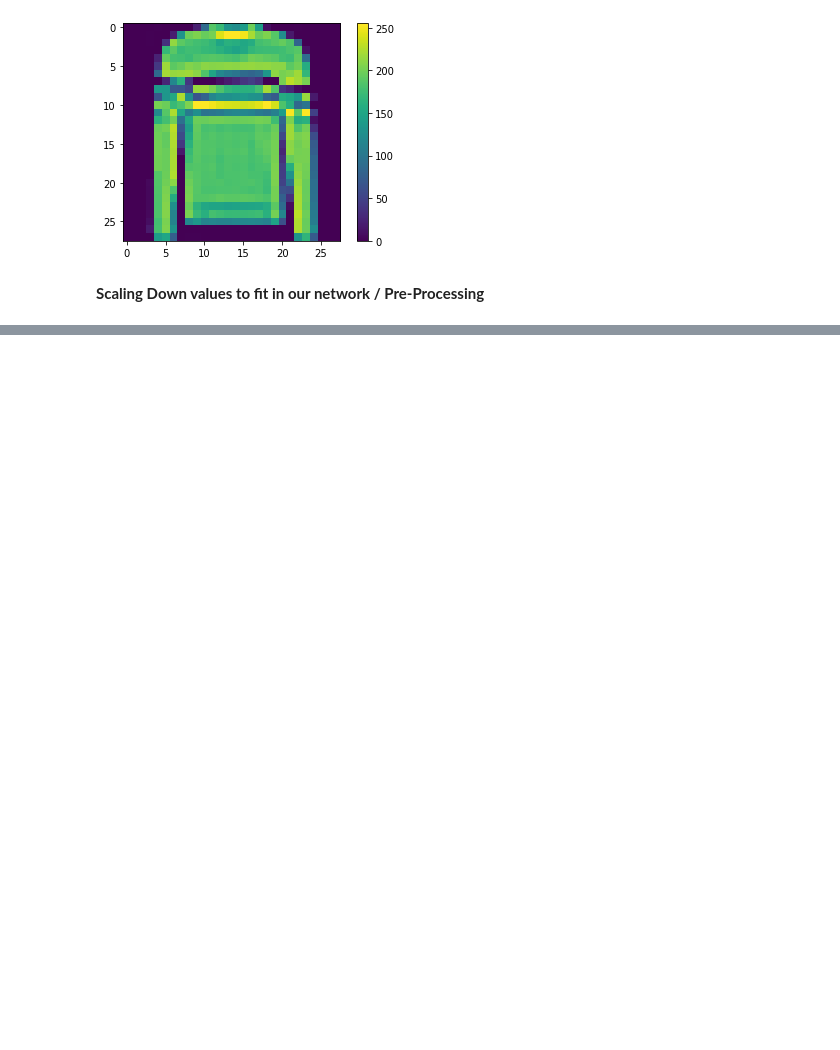
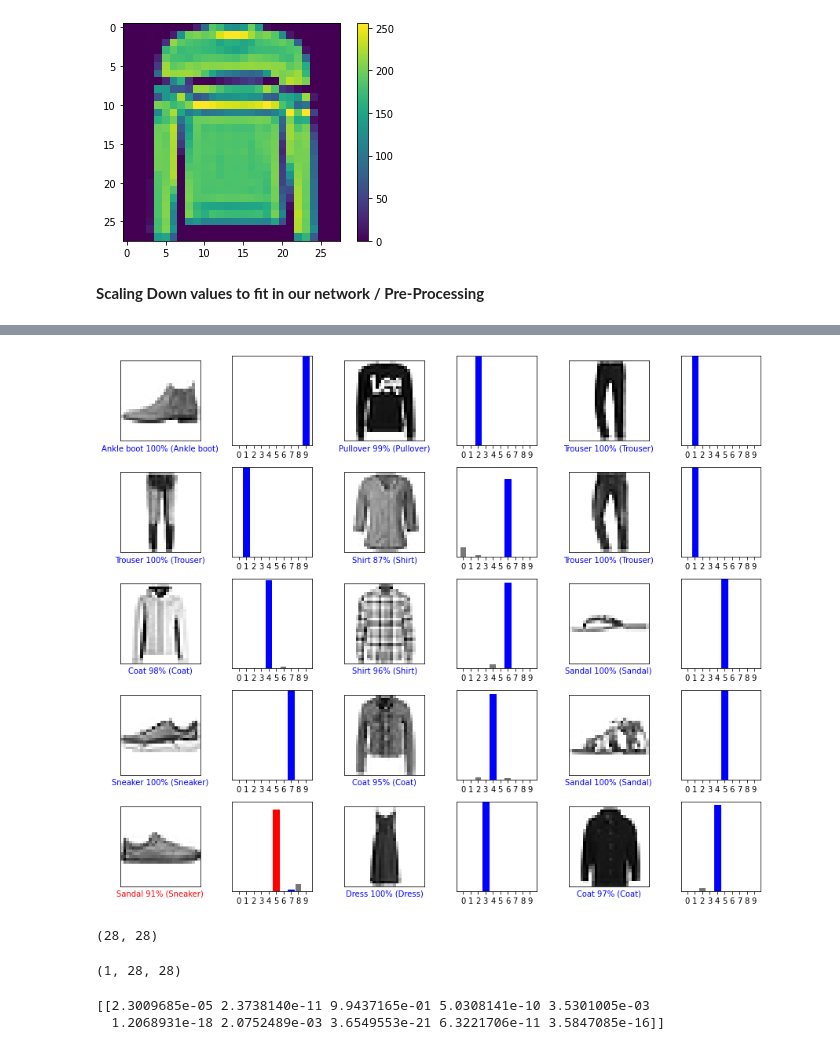
Before and after one commit to SamuelLawrence876/Image-Classification-Fashion-MNIST-with-TF, a Jupyter notebook: Fashion_Mnist_Classification.ipynb, the cells around one changed output, grey strips where cells are left out. Drawn from its saved outputs; the diff is of its cells as text; code cells hidden in the pictures; blank space fills up the shorter version.

```diff
--- a/Fashion_Mnist_Classification.ipynb
+++ b/Fashion_Mnist_Classification.ipynb
@@ -68,0 +71,2 @@ model.compile(optimizer='adam', loss = 'sparse_categorical_crossentropy', metric
+# %%
+model.fit(train_images, train_labels, epochs=10)
@@ -68,0 +168,37 @@ model.compile(optimizer='adam', loss = 'sparse_categorical_crossentropy', metric
+# %%
+# Plot the first X test images, their predicted labels, and the true labels.
+# Color correct predictions in blue and incorrect predictions in red.
+num_rows = 5
+num_cols = 3
+num_images = num_rows*num_cols
+plt.figure(figsize=(2*2*num_cols, 2*num_rows))
+for i in range(num_images):
+  plt.subplot(num_rows, 2*num_cols, 2*i+1)
+  plot_image(i, predictions[i], test_labels, test_images)
+  plt.subplot(num_rows, 2*num_cols, 2*i+2)
+  plot_value_array(i, predictions[i], test_labels)
+plt.tight_layout()
+plt.show()
+# %% [output]
+[figure, added]
+# %%
+# Grab an image from the test dataset.
+img = test_images[1]
+
+print(img.shape)
+# %% [output]
+(28, 28)
+# %%
+# Add the image to a batch where it's the only member.
+img = (np.expand_dims(img,0))
+
+print(img.shape)
+# %% [output]
+(1, 28, 28)
+# %%
+predictions_single = probability_model.predict(img)
+
+print(predictions_single)
+# %% [output]
+[[2.3009685e-05 2.3738140e-11 9.9437165e-01 5.0308141e-10 3.5301005e-03
+  1.2068931e-18 2.0752489e-03 3.6549553e-21 6.3221706e-11 3.5847085e-16]]
```
Also changed, not shown: parts of 21 cells of this notebook.
